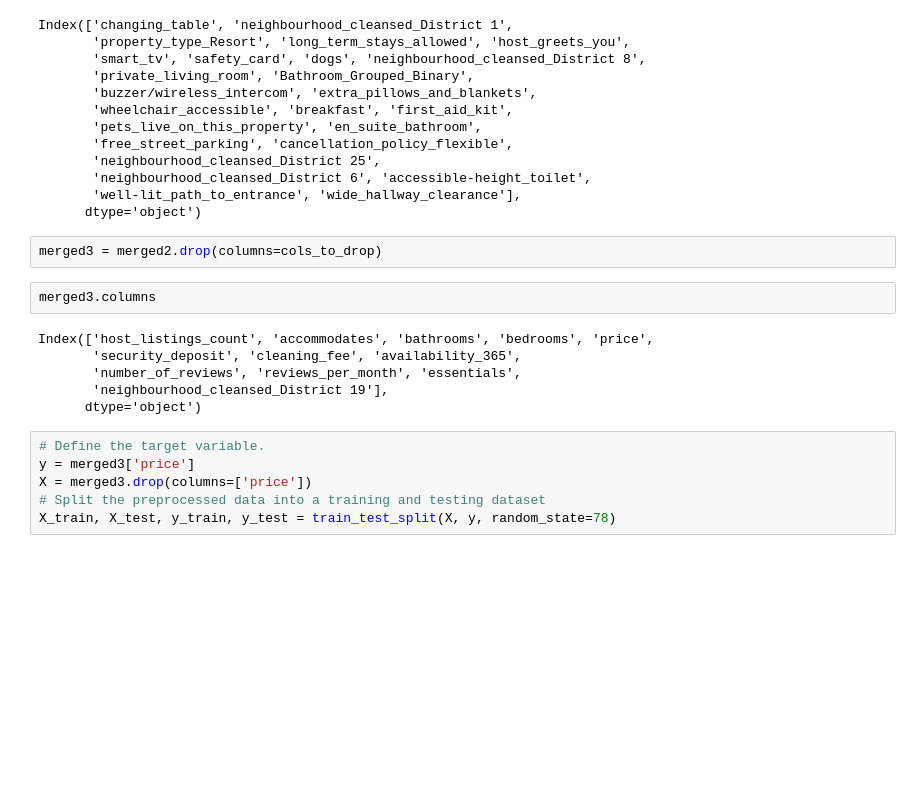
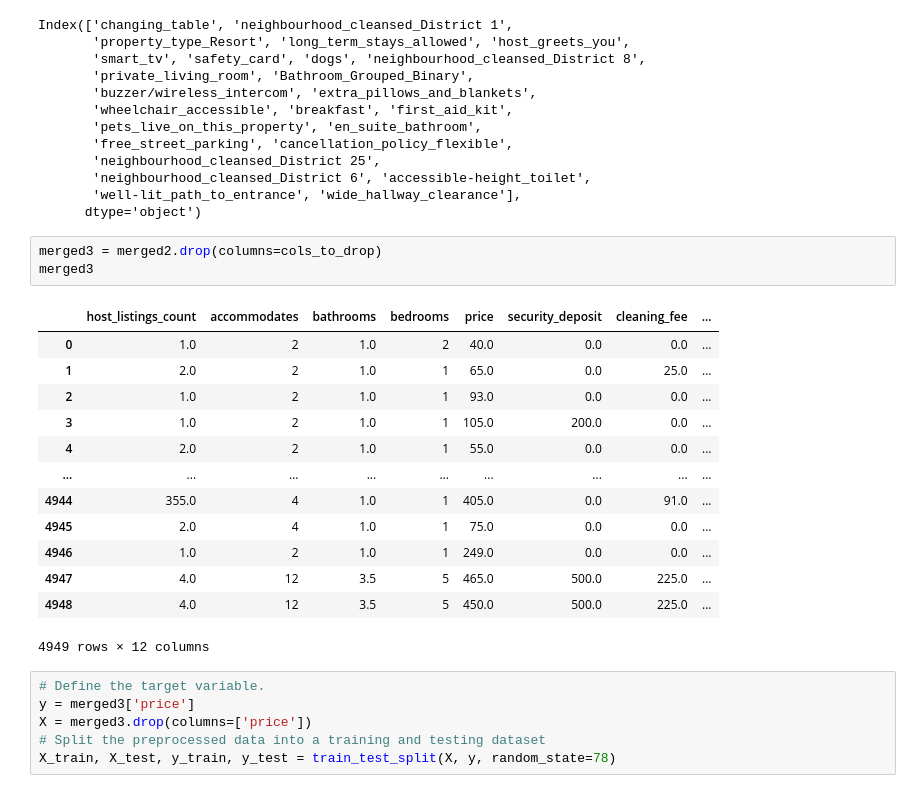
Before and after one commit to whitneylosinski/Eat.Sleep.Data, a Jupyter notebook: 200_Clean_Feat_Sel_and_Final_RFR.ipynb, the cells around one changed output. Cells and saved outputs as stored; diff of their text form; blank space fills up the shorter version.

```diff
--- a/200_Clean_Feat_Sel_and_Final_RFR.ipynb
+++ b/200_Clean_Feat_Sel_and_Final_RFR.ipynb
@@ -114,14 +114,21 @@ Index(['changing_table', 'neighbourhood_cleansed_District 1',
       dtype='object')
 # %%
 merged3 = merged2.drop(columns=cols_to_drop)
+merged3
+# %% [output]
+|  | host_listings_count | accommodates | bathrooms | bedrooms | price | security_deposit | cleaning_fee | ... |
+| 0 | 1.0 | 2 | 1.0 | 2 | 40.0 | 0.0 | 0.0 | ... |
+| 1 | 2.0 | 2 | 1.0 | 1 | 65.0 | 0.0 | 25.0 | ... |
+| 2 | 1.0 | 2 | 1.0 | 1 | 93.0 | 0.0 | 0.0 | ... |
+| 3 | 1.0 | 2 | 1.0 | 1 | 105.0 | 200.0 | 0.0 | ... |
+| 4 | 2.0 | 2 | 1.0 | 1 | 55.0 | 0.0 | 0.0 | ... |
+| ... | ... | ... | ... | ... | ... | ... | ... | ... |
+| 4944 | 355.0 | 4 | 1.0 | 1 | 405.0 | 0.0 | 91.0 | ... |
+| 4945 | 2.0 | 4 | 1.0 | 1 | 75.0 | 0.0 | 0.0 | ... |
+| 4946 | 1.0 | 2 | 1.0 | 1 | 249.0 | 0.0 | 0.0 | ... |
+| 4947 | 4.0 | 12 | 3.5 | 5 | 465.0 | 500.0 | 225.0 | ... |
+| 4948 | 4.0 | 12 | 3.5 | 5 | 450.0 | 500.0 | 225.0 | ... |
+4949 rows × 12 columns
-# %%
-merged3.columns
-# %% [output]
-Index(['host_listings_count', 'accommodates', 'bathrooms', 'bedrooms', 'price',
-       'security_deposit', 'cleaning_fee', 'availability_365',
-       'number_of_reviews', 'reviews_per_month', 'essentials',
-       'neighbourhood_cleansed_District 19'],
-      dtype='object')
 # %%
 # Define the target variable.
 y = merged3['price']
```
Also changed, not shown: parts of 4 cells of this notebook.
